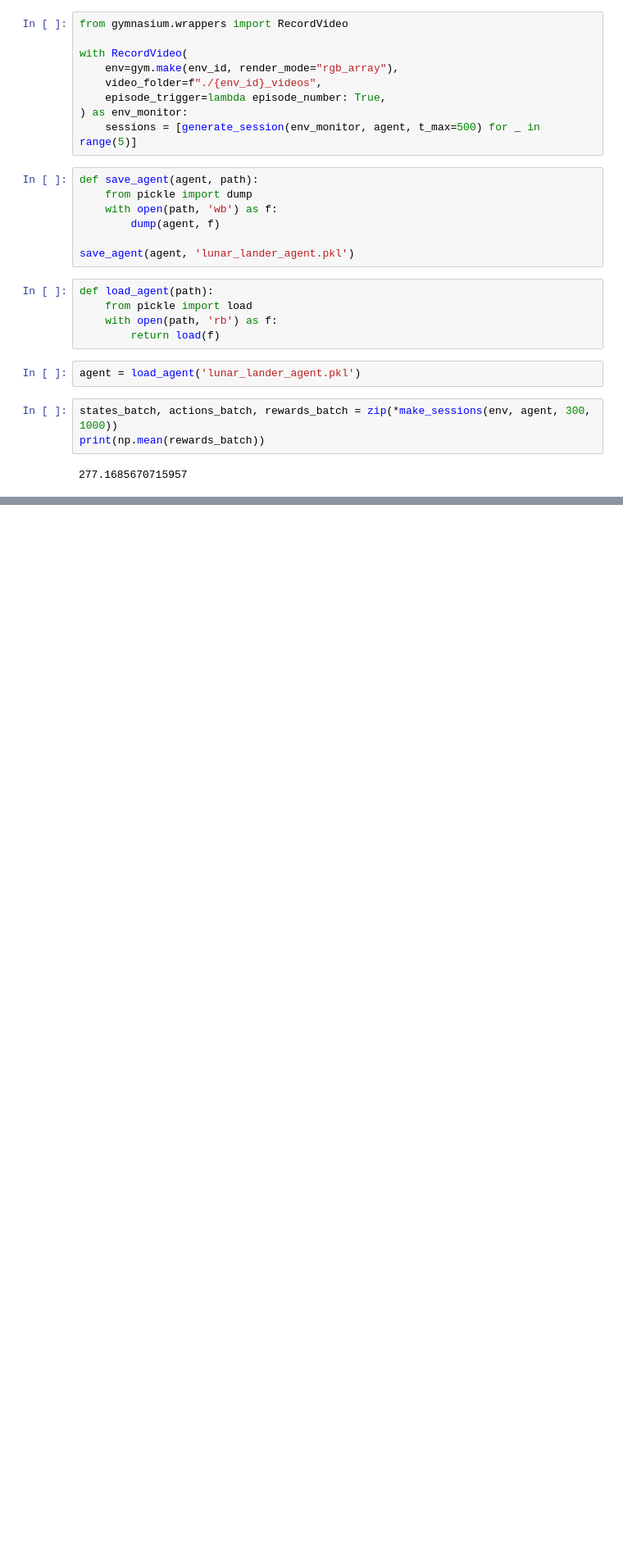
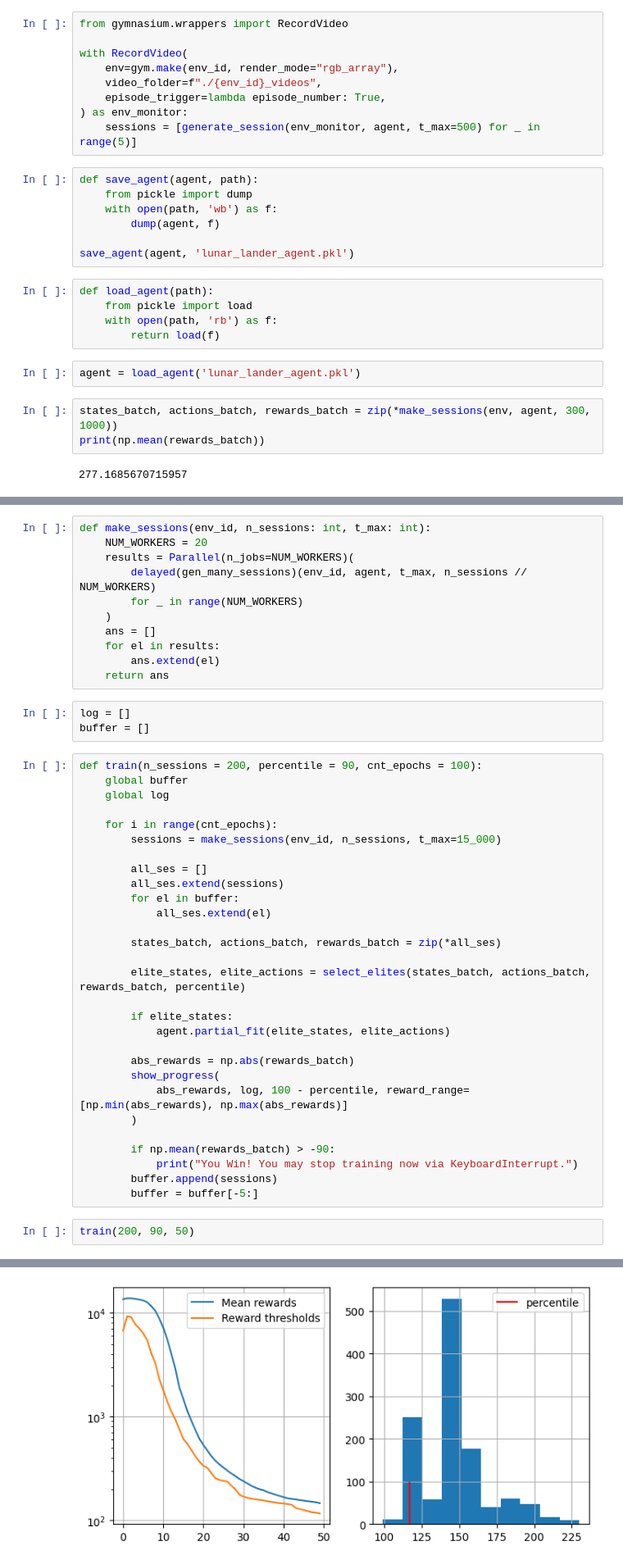
Before and after one commit to PsAndr/Practical_RL, a Jupyter notebook: week01_intro/deep_crossentropy_method.ipynb, the cells around one changed output, grey strips where cells are left out. Shown at 82% size. Saved outputs shown, nothing was run; the diff lists cells and outputs as text; blank space fills up the shorter version.

```diff
--- a/week01_intro/deep_crossentropy_method.ipynb
+++ b/week01_intro/deep_crossentropy_method.ipynb
@@ -638,0 +758,46 @@ print(np.mean(rewards_batch))
+# %%
+def make_sessions(env_id, n_sessions: int, t_max: int):
+    NUM_WORKERS = 20
+    results = Parallel(n_jobs=NUM_WORKERS)(
+        delayed(gen_many_sessions)(env_id, agent, t_max, n_sessions // NUM_WORKERS)
+        for _ in range(NUM_WORKERS)
+    )
+    ans = []
+    for el in results:
+        ans.extend(el)
+    return ans
+# %%
+log = []
+buffer = []
+# %%
+def train(n_sessions = 200, percentile = 90, cnt_epochs = 100):
+    global buffer
+    global log
+
+    for i in range(cnt_epochs):
+        sessions = make_sessions(env_id, n_sessions, t_max=15_000)
+
+        all_ses = []
+        all_ses.extend(sessions)
+        for el in buffer:
+            all_ses.extend(el)
+
+        states_batch, actions_batch, rewards_batch = zip(*all_ses)
+
+        elite_states, elite_actions = select_elites(states_batch, actions_batch, rewards_batch, percentile)
+
+        if elite_states:
+            agent.partial_fit(elite_states, elite_actions)
+
+        abs_rewards = np.abs(rewards_batch)
+        show_progress(
+            abs_rewards, log, 100 - percentile, reward_range=[np.min(abs_rewards), np.max(abs_rewards)]
+        )
+
+        if np.mean(rewards_batch) > -90:
+            print("You Win! You may stop training now via KeyboardInterrupt.")
+        buffer.append(sessions)
+        buffer = buffer[-5:]
+# %%
+train(200, 90, 50)
+# %% [output]
@@ -638,0 +805 @@ print(np.mean(rewards_batch))
+[figure, added]
```
Also changed, not shown: parts of 19 cells of this notebook, 1 other file.
